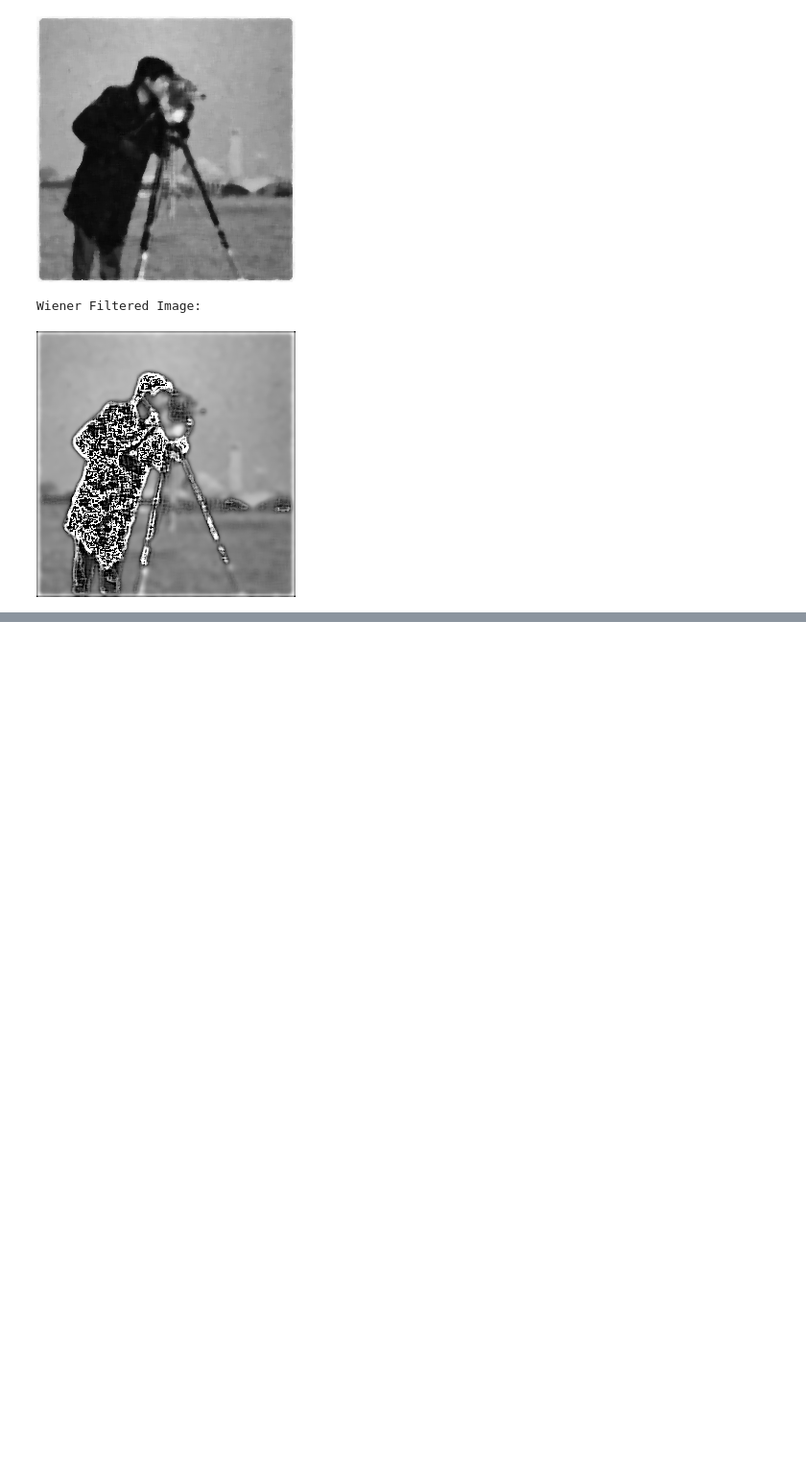
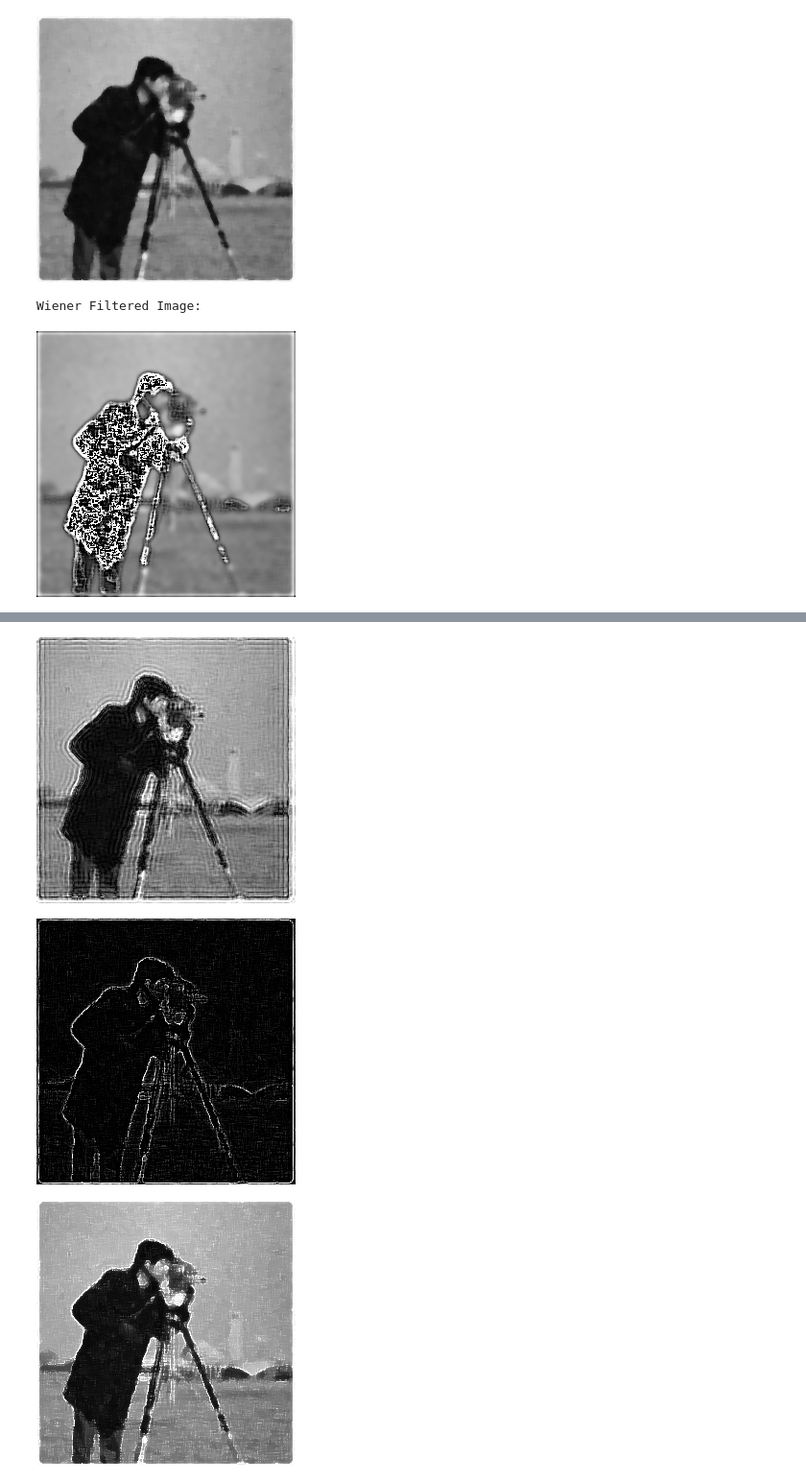
Before and after one commit to RavinduRepo/ImageProcessing, a Jupyter notebook: Mini Project/Image_mini_project.ipynb, the cells around one changed output, grey strips where cells are left out. Shown at 96% size. Drawn from its saved outputs; the diff is of its cells as text; code cells hidden in the pictures; blank space fills up the shorter version.

```diff
--- a/Mini Project/Image_mini_project.ipynb
+++ b/Mini Project/Image_mini_project.ipynb
@@ -51,9 +51,9 @@ plt.show()
 def edge_detection(img):
     # Create the Laplacian kernel
     kernel = np.array([
-        [0, -1, 0],
-        [-1, 4, -1],
-        [0, -1, 0]
+        [-1.414, -1, -1.414],
+        [-1, 9.656, -1],
+        [-1.414, -1, -1.414]
     ], dtype=np.float32)
 
     # Apply filter first
@@ -113,7 +113,7 @@ def apply_median_blur(image_path, ksize=5):
 input_image_path = "/content/image_with_salt_pepper_noise.jpg"  # Path to the input image
 
 # Apply the blur function
-original_gray_image_for_median, median_blurred_image = apply_median_blur(input_image_path, ksize=3)
+original_gray_image_for_median, median_blurred_image = apply_median_blur(input_image_path, ksize=7)
 
 # Display the original grayscale image
 print("Original Grayscale Image:")
@@ -424,0 +318,32 @@ plt.show()
+# %%
+import cv2
+import numpy as np
+from google.colab.patches import cv2_imshow
+
+def wiener_filter(image, kernel, K=0.01):
+    image_fft = np.fft.fft2(image)
+    kernel_fft = np.fft.fft2(kernel, s=image.shape)
+    kernel_fft_conj = np.conj(kernel_fft)
+    result_fft = (kernel_fft_conj / (np.abs(kernel_fft) ** 2 + K)) * image_fft
+    result = np.fft.ifft2(result_fft)
+    return np.abs(result)
+
+# Load image and kernel
+image = cv2.imread('/content/blur.jpg', 0)
+kernel = np.ones((5, 5), np.float32) / 25  # Example kernel
+restored_image = wiener_filter(median_blurred_image, kernel)
+
+cv2_imshow(restored_image)
+cv2.waitKey(0)
+cv2.destroyAllWindows()
+
+# Assuming 'img' is your grayscale image loaded as before
+edge = edge_detection(median_blurred_image)
+cv2_imshow(edge)
+
+updated_image = median_blurred_image + 0.8*edge
+cv2_imshow(updated_image)
+# %% [output]
+[figure, added]
+[figure, added]
+[figure, added]
```
Also changed, not shown: parts of 3 cells of this notebook.
